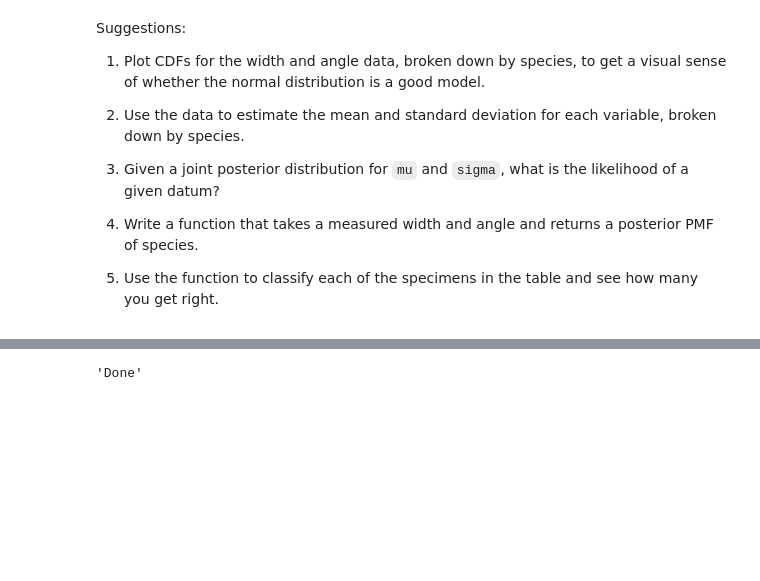
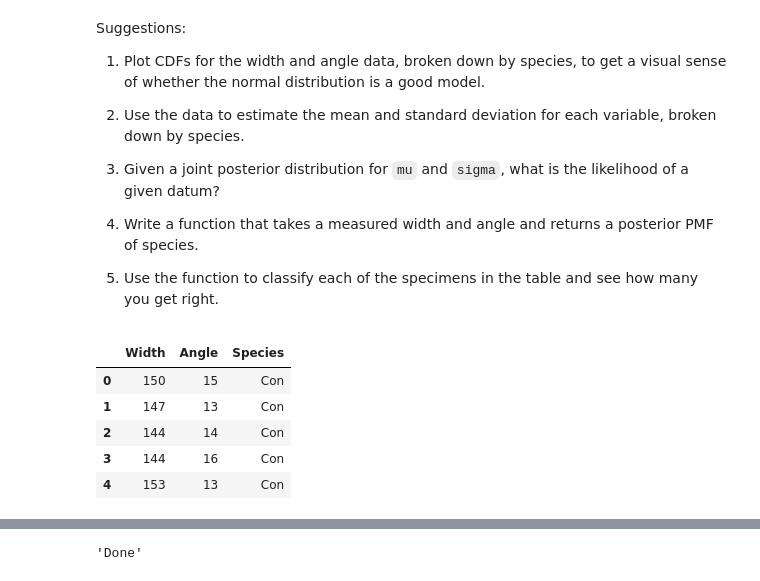
Before and after one commit to alexklibisz/exercises, a Jupyter notebook: think-bayes/chap09.ipynb, the cells around one changed output, grey strips where cells are left out. Saved outputs shown, nothing was run; the diff lists cells and outputs as text; code cells hidden in the pictures; blank space fills up the shorter version.

```diff
--- a/think-bayes/chap09.ipynb
+++ b/think-bayes/chap09.ipynb
@@ -576,5 +576,13 @@ Suggestions:
 
 5. Use the function to classify each of the specimens in the table and see how many you get right.
 # %%
-# df = pd.read_csv('flea_beetles.csv', delimiter='\t')
-# df.head()
+df = pd.read_csv('ThinkBayes2/code/flea_beetles.csv', delimiter='\t')
+grouped = df.groupby('Species')
+df.head()
+# %% [output]
+|  | Width | Angle | Species |
+| 0 | 150 | 15 | Con |
+| 1 | 147 | 13 | Con |
+| 2 | 144 | 14 | Con |
+| 3 | 144 | 16 | Con |
+| 4 | 153 | 13 | Con |
```
Also changed, not shown: parts of 7 cells of this notebook.
